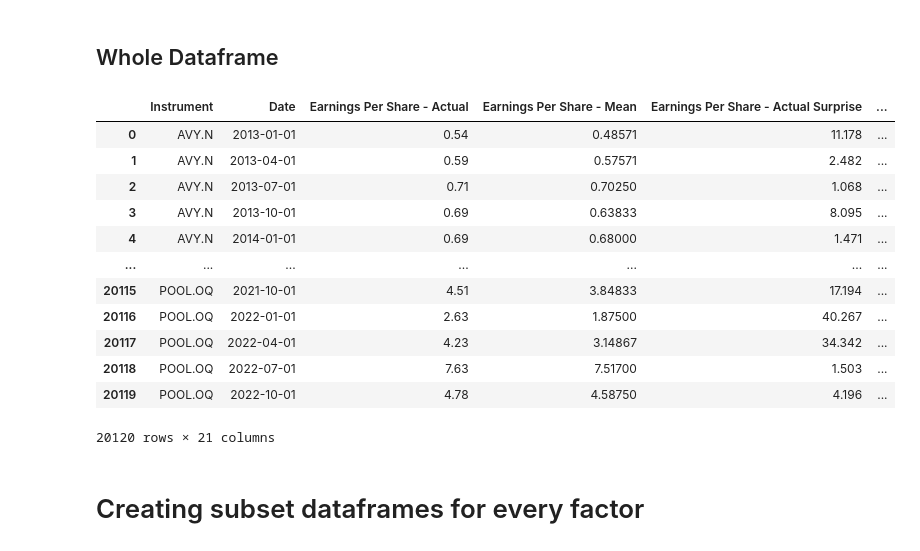
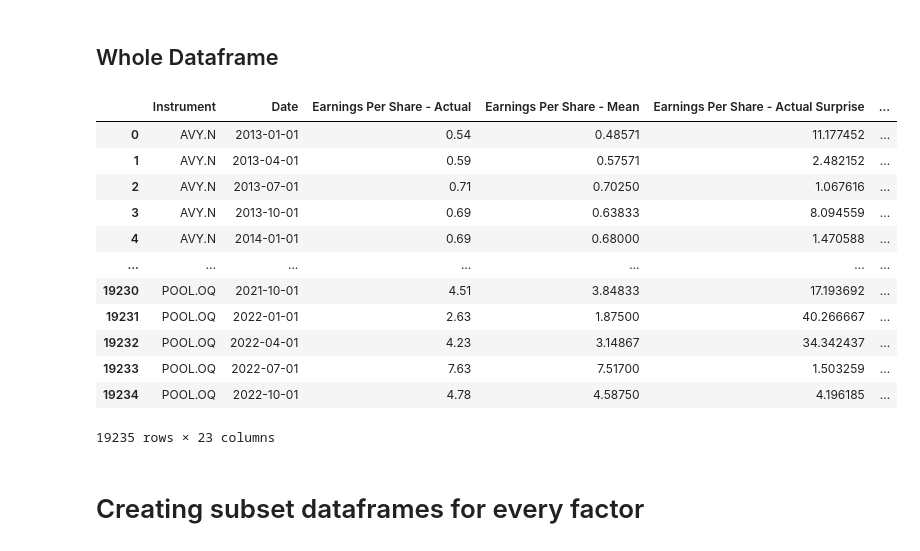
Before and after one commit to yummypugs/GSFM_AnalystForecasts, a Jupyter notebook: 1.1_data_timeseries.ipynb, the cells around one changed output. Cells and saved outputs as stored; diff of their text form; code cells hidden in the pictures.

```diff
--- a/1.1_data_timeseries.ipynb
+++ b/1.1_data_timeseries.ipynb
@@ -6,23 +6,23 @@ import plotly.express as px
 # %% [markdown]
 ## Whole Dataframe
 # %%
-df = pd.read_csv("Dataframes/economic_story.csv")
+df = pd.read_csv("Dataframes/economic_story_clean.csv")
 df
 #df.isna().sum()
 # %% [output]
 |  | Instrument | Date | Earnings Per Share - Actual | Earnings Per Share - Mean | Earnings Per Share - Actual Surprise | ... |
-| 0 | AVY.N | 2013-01-01 | 0.54 | 0.48571 | 11.178 | ... |
-| 1 | AVY.N | 2013-04-01 | 0.59 | 0.57571 | 2.482 | ... |
-| 2 | AVY.N | 2013-07-01 | 0.71 | 0.70250 | 1.068 | ... |
-| 3 | AVY.N | 2013-10-01 | 0.69 | 0.63833 | 8.095 | ... |
-| 4 | AVY.N | 2014-01-01 | 0.69 | 0.68000 | 1.471 | ... |
+| 0 | AVY.N | 2013-01-01 | 0.54 | 0.48571 | 11.177452 | ... |
+| 1 | AVY.N | 2013-04-01 | 0.59 | 0.57571 | 2.482152 | ... |
+| 2 | AVY.N | 2013-07-01 | 0.71 | 0.70250 | 1.067616 | ... |
+| 3 | AVY.N | 2013-10-01 | 0.69 | 0.63833 | 8.094559 | ... |
+| 4 | AVY.N | 2014-01-01 | 0.69 | 0.68000 | 1.470588 | ... |
 | ... | ... | ... | ... | ... | ... | ... |
-| 20115 | POOL.OQ | 2021-10-01 | 4.51 | 3.84833 | 17.194 | ... |
-| 20116 | POOL.OQ | 2022-01-01 | 2.63 | 1.87500 | 40.267 | ... |
-| 20117 | POOL.OQ | 2022-04-01 | 4.23 | 3.14867 | 34.342 | ... |
-| 20118 | POOL.OQ | 2022-07-01 | 7.63 | 7.51700 | 1.503 | ... |
-| 20119 | POOL.OQ | 2022-10-01 | 4.78 | 4.58750 | 4.196 | ... |
+| 19230 | POOL.OQ | 2021-10-01 | 4.51 | 3.84833 | 17.193692 | ... |
+| 19231 | POOL.OQ | 2022-01-01 | 2.63 | 1.87500 | 40.266667 | ... |
+| 19232 | POOL.OQ | 2022-04-01 | 4.23 | 3.14867 | 34.342437 | ... |
+| 19233 | POOL.OQ | 2022-07-01 | 7.63 | 7.51700 | 1.503259 | ... |
+| 19234 | POOL.OQ | 2022-10-01 | 4.78 | 4.58750 | 4.196185 | ... |
-20120 rows × 21 columns
+19235 rows × 23 columns
 # %% [markdown]
 # Creating subset dataframes for every factor
 # %% [markdown]
```
Also changed, not shown: parts of 9 cells of this notebook, 9 other files.
